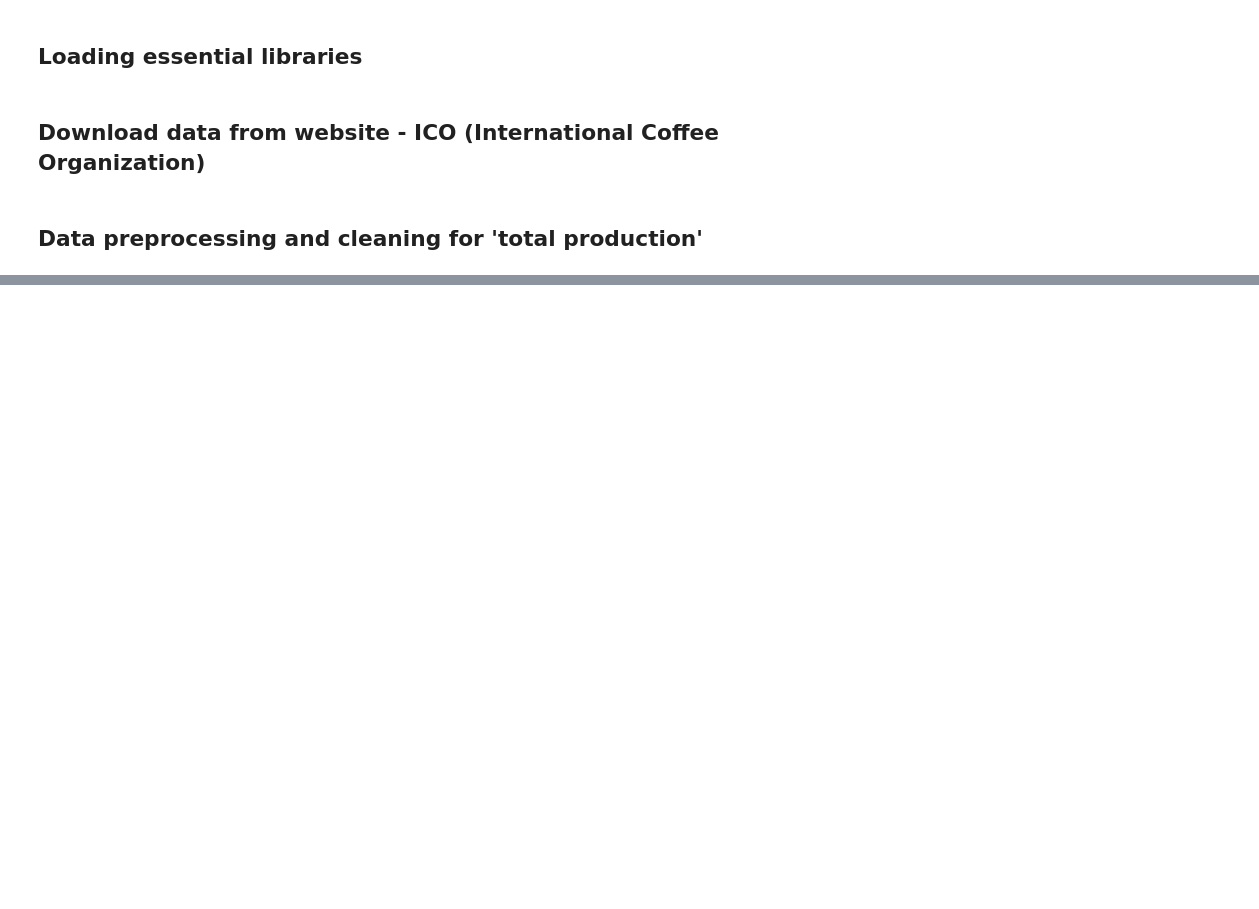
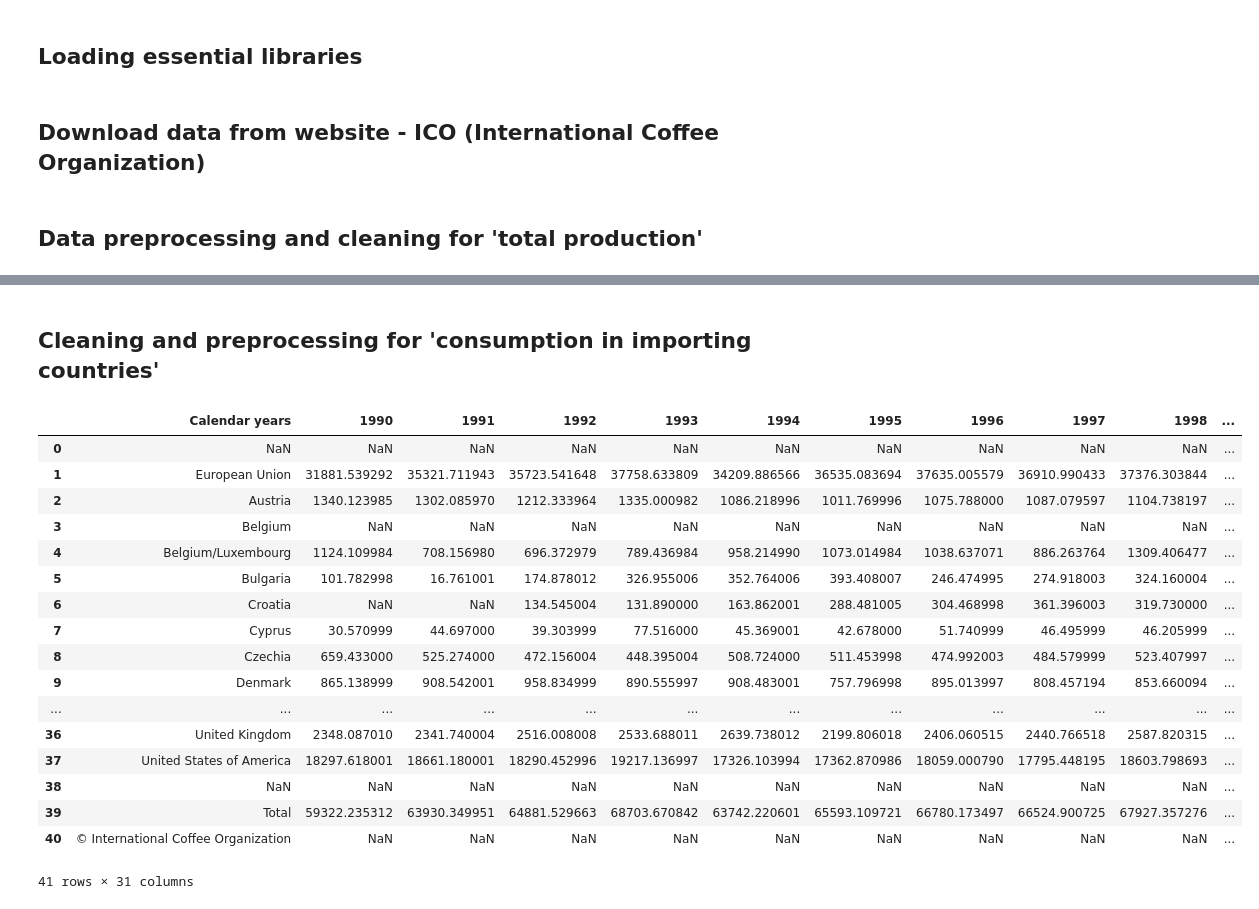
Before and after one commit to pawel-jasnowski/GlobalCoffeeTrade, a Jupyter notebook: coffee_trade.ipynb, the cells around one changed output, grey strips where cells are left out. Saved outputs shown, nothing was run; the diff lists cells and outputs as text; code cells hidden in the pictures; blank space fills up the shorter version.

```diff
--- a/coffee_trade.ipynb
+++ b/coffee_trade.ipynb
@@ -227,0 +230,23 @@ df_total_production.head(10)
+# %% [markdown]
+## Cleaning and preprocessing for 'consumption in importing countries'
+# %%
+df_consumption_in_import
+# %% [output]
+|  | Calendar years | 1990 | 1991 | 1992 | 1993 | 1994 | 1995 | 1996 | 1997 | 1998 | ... |
+| 0 | NaN | NaN | NaN | NaN | NaN | NaN | NaN | NaN | NaN | NaN | ... |
+| 1 | European Union | 31881.539292 | 35321.711943 | 35723.541648 | 37758.633809 | 34209.886566 | 36535.083694 | 37635.005579 | 36910.990433 | 37376.303844 | ... |
+| 2 | Austria | 1340.123985 | 1302.085970 | 1212.333964 | 1335.000982 | 1086.218996 | 1011.769996 | 1075.788000 | 1087.079597 | 1104.738197 | ... |
+| 3 | Belgium | NaN | NaN | NaN | NaN | NaN | NaN | NaN | NaN | NaN | ... |
+| 4 | Belgium/Luxembourg | 1124.109984 | 708.156980 | 696.372979 | 789.436984 | 958.214990 | 1073.014984 | 1038.637071 | 886.263764 | 1309.406477 | ... |
+| 5 | Bulgaria | 101.782998 | 16.761001 | 174.878012 | 326.955006 | 352.764006 | 393.408007 | 246.474995 | 274.918003 | 324.160004 | ... |
+| 6 | Croatia | NaN | NaN | 134.545004 | 131.890000 | 163.862001 | 288.481005 | 304.468998 | 361.396003 | 319.730000 | ... |
+| 7 | Cyprus | 30.570999 | 44.697000 | 39.303999 | 77.516000 | 45.369001 | 42.678000 | 51.740999 | 46.495999 | 46.205999 | ... |
+| 8 | Czechia | 659.433000 | 525.274000 | 472.156004 | 448.395004 | 508.724000 | 511.453998 | 474.992003 | 484.579999 | 523.407997 | ... |
+| 9 | Denmark | 865.138999 | 908.542001 | 958.834999 | 890.555997 | 908.483001 | 757.796998 | 895.013997 | 808.457194 | 853.660094 | ... |
+| ... | ... | ... | ... | ... | ... | ... | ... | ... | ... | ... | ... |
+| 36 | United Kingdom | 2348.087010 | 2341.740004 | 2516.008008 | 2533.688011 | 2639.738012 | 2199.806018 | 2406.060515 | 2440.766518 | 2587.820315 | ... |
+| 37 | United States of America | 18297.618001 | 18661.180001 | 18290.452996 | 19217.136997 | 17326.103994 | 17362.870986 | 18059.000790 | 17795.448195 | 18603.798693 | ... |
+| 38 | NaN | NaN | NaN | NaN | NaN | NaN | NaN | NaN | NaN | NaN | ... |
+| 39 | Total | 59322.235312 | 63930.349951 | 64881.529663 | 68703.670842 | 63742.220601 | 65593.109721 | 66780.173497 | 66524.900725 | 67927.357276 | ... |
+| 40 | © International Coffee Organization | NaN | NaN | NaN | NaN | NaN | NaN | NaN | NaN | NaN | ... |
+41 rows × 31 columns
```
Also changed, not shown: parts of 44 cells of this notebook, 5 other files.
